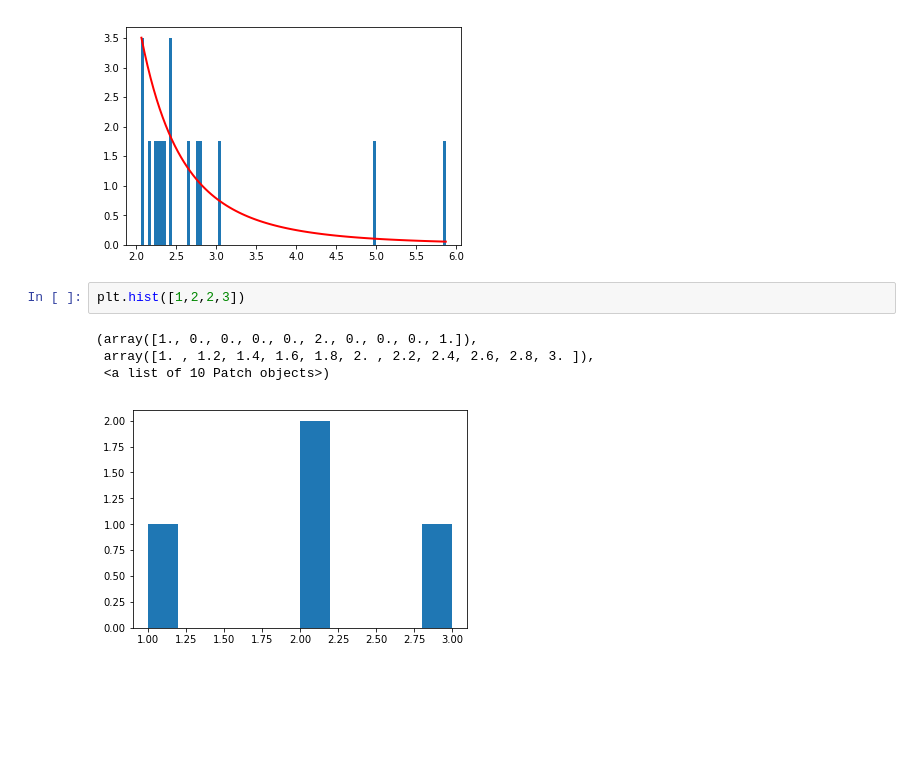
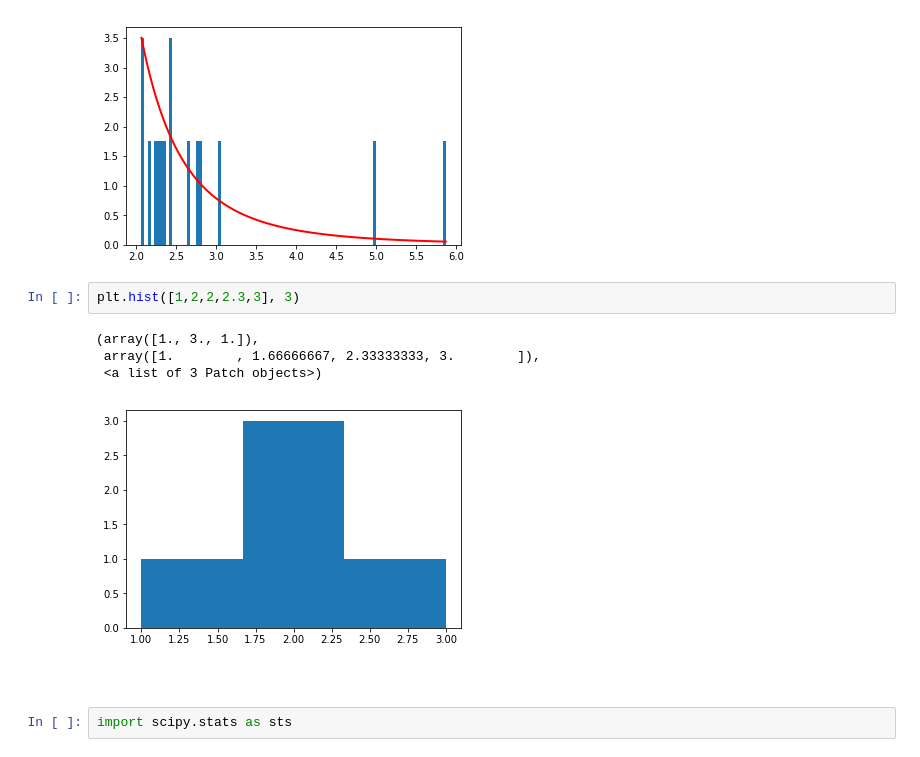
Before and after one commit to yaskovdev/data-science-sandbox, a Jupyter notebook: data-science-course/week5/final-test.ipynb, the cells around one changed output. Drawn from its saved outputs; the diff is of its cells as text; blank space fills up the shorter version.

```diff
--- a/data-science-course/week5/final-test.ipynb
+++ b/data-science-course/week5/final-test.ipynb
@@ -52,11 +52,13 @@ plt.show()
 # %% [output]
 [figure]
 # %%
-plt.hist([1,2,2,3])
+plt.hist([1,2,2,2.3,3], 3)
 # %% [output]
-(array([1., 0., 0., 0., 0., 2., 0., 0., 0., 1.]),
- array([1. , 1.2, 1.4, 1.6, 1.8, 2. , 2.2, 2.4, 2.6, 2.8, 3. ]),
- <a list of 10 Patch objects>)
+(array([1., 3., 1.]),
+ array([1.        , 1.66666667, 2.33333333, 3.        ]),
+ <a list of 3 Patch objects>)
-[figure, old version]
+[figure, new version]
 # %% [markdown]
 #
+# %%
+import scipy.stats as sts
```
Also changed, not shown: parts of 4 cells of this notebook.
